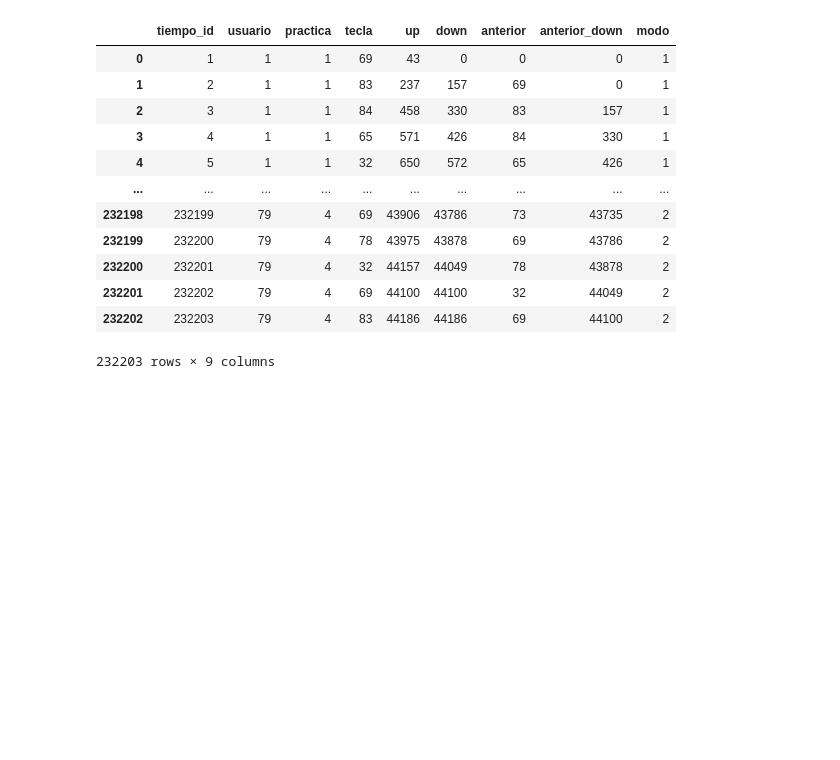
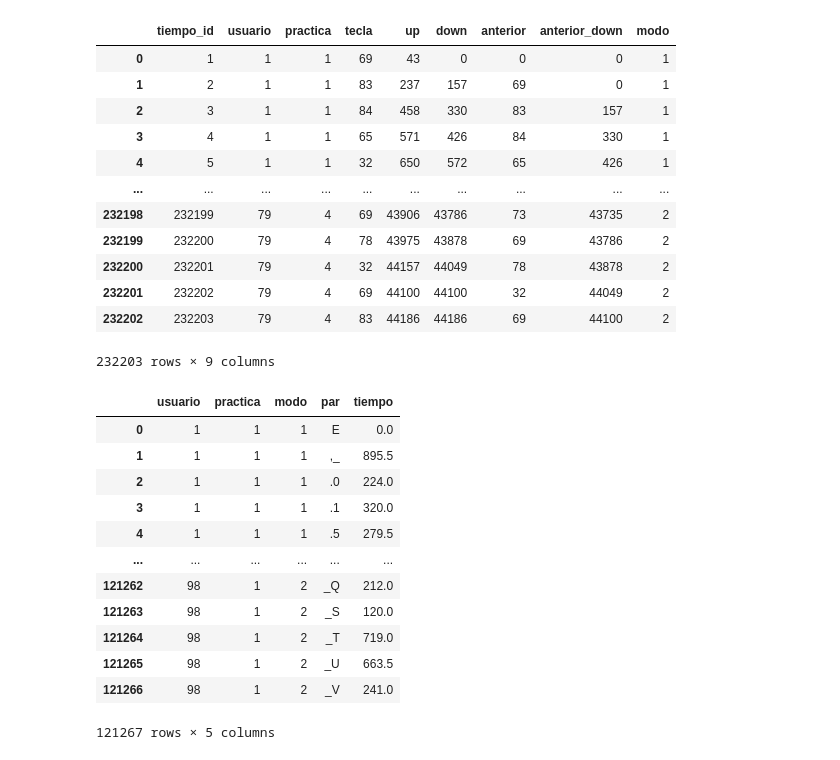
Before and after one commit to DiazEmi/second-factor, a Jupyter notebook: SSF.ipynb, the cells around one changed output. Cells and saved outputs as stored; diff of their text form; code cells hidden in the pictures; blank space fills up the shorter version.

```diff
--- a/SSF.ipynb
+++ b/SSF.ipynb
@@ -43,0 +23,30 @@ for i in range(k):
+# %%
+df['tiempo'] = df.down - df.anterior_down
+df['anterior_up'] = df.up.shift(periods = 1)
+df['solapa'] = np.where((df.anterior_up - df.down) > 0, 'si', 'no')
+df['tecla'] = np.where(df.tecla == 32, 95, df.tecla)
+df['anterior'] = np.where(df.anterior == 32, 95, df.anterior)
+df['tecla'] = df['tecla'].apply(chr)
+df['anterior'] = df['anterior'].apply(chr)
+df['par'] = df.anterior + df.tecla
+pt = df.groupby(by=['usuario','practica','modo'])['tiempo'].mean()
+pt = pt.reset_index()
+ps = df.groupby(by=['usuario','practica','modo'])['solapa'].sum()
+ps = ps.reset_index()
+pl = df.groupby(by=['usuario','practica','modo','par'])['tiempo'].mean()
+pl = pl.reset_index()
+pl
+# %% [output]
+|  | usuario | practica | modo | par | tiempo |
+| 0 | 1 | 1 | 1 | E | 0.0 |
+| 1 | 1 | 1 | 1 | ,_ | 895.5 |
+| 2 | 1 | 1 | 1 | .0 | 224.0 |
+| 3 | 1 | 1 | 1 | .1 | 320.0 |
+| 4 | 1 | 1 | 1 | .5 | 279.5 |
+| ... | ... | ... | ... | ... | ... |
+| 121262 | 98 | 1 | 2 | _Q | 212.0 |
+| 121263 | 98 | 1 | 2 | _S | 120.0 |
+| 121264 | 98 | 1 | 2 | _T | 719.0 |
+| 121265 | 98 | 1 | 2 | _U | 663.5 |
+| 121266 | 98 | 1 | 2 | _V | 241.0 |
+121267 rows × 5 columns
```
Also changed, not shown: parts of 4 cells of this notebook.
